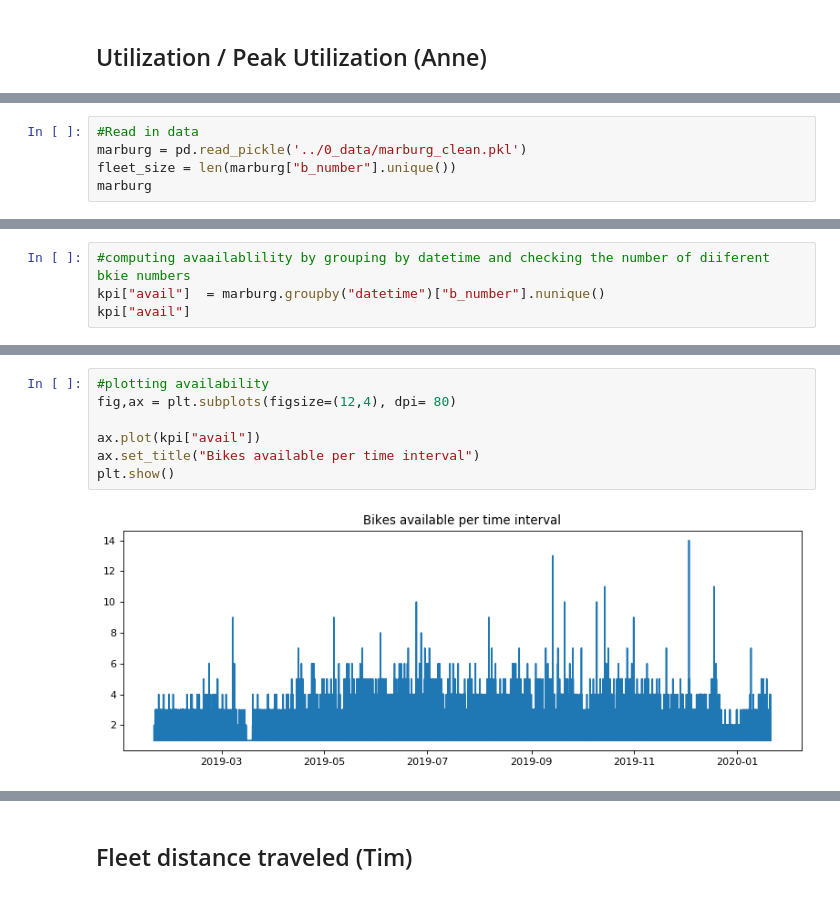
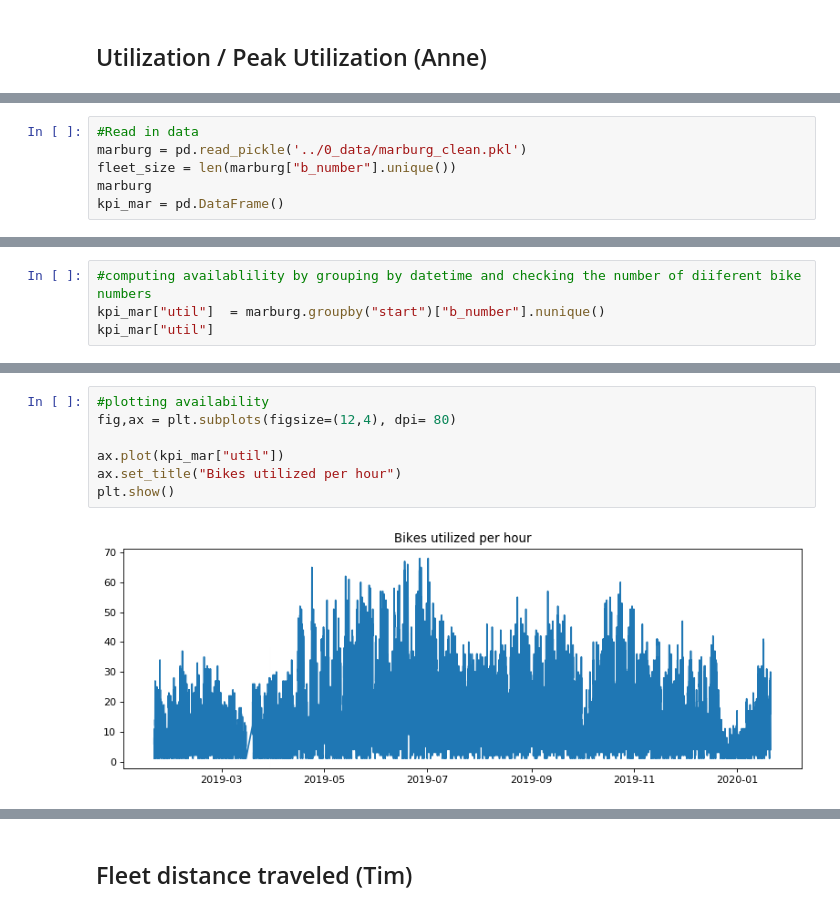
Before and after one commit to mogottsch/dsml_2020_magma, a Jupyter notebook: 2_kpi_calculation/KPI_Calculation.ipynb, the cells around one changed output, grey strips where cells are left out. Saved outputs shown, nothing was run; the diff lists cells and outputs as text.

```diff
--- a/2_kpi_calculation/KPI_Calculation.ipynb
+++ b/2_kpi_calculation/KPI_Calculation.ipynb
@@ -32,3 +32,4 @@ FileNotFoundError: [Errno 2] File ../data_0/marburg.csv does not exist: '../data
 marburg = pd.read_pickle('../0_data/marburg_clean.pkl')
 fleet_size = len(marburg["b_number"].unique())
 marburg
+kpi_mar = pd.DataFrame()
@@ -54,5 +56,5 @@ marburg['end'] = marburg.index + pd.to_timedelta(marburg['trip_duration_mins'],
 # %%
-#computing avaailablility by grouping by datetime and checking the number of diiferent bkie numbers
-kpi["avail"]  = marburg.groupby("datetime")["b_number"].nunique()
-kpi["avail"]
+#computing availablility by grouping by datetime and checking the number of diiferent bike numbers
+kpi_mar["util"]  = marburg.groupby("start")["b_number"].nunique()
+kpi_mar["util"]
 # %% [output]
@@ -72,11 +74,11 @@ Name: avail, Length: 124489, dtype: int64
 # %%
 #plotting availability
 fig,ax = plt.subplots(figsize=(12,4), dpi= 80)
 
-ax.plot(kpi["avail"])
-ax.set_title("Bikes available per time interval")
+ax.plot(kpi_mar["util"])
+ax.set_title("Bikes utilized per hour")
 plt.show()
 # %% [output]
-[figure, old version]
+[figure, new version]
 # %%
 #creating day column
```
Also changed, not shown: parts of 14 cells of this notebook.
